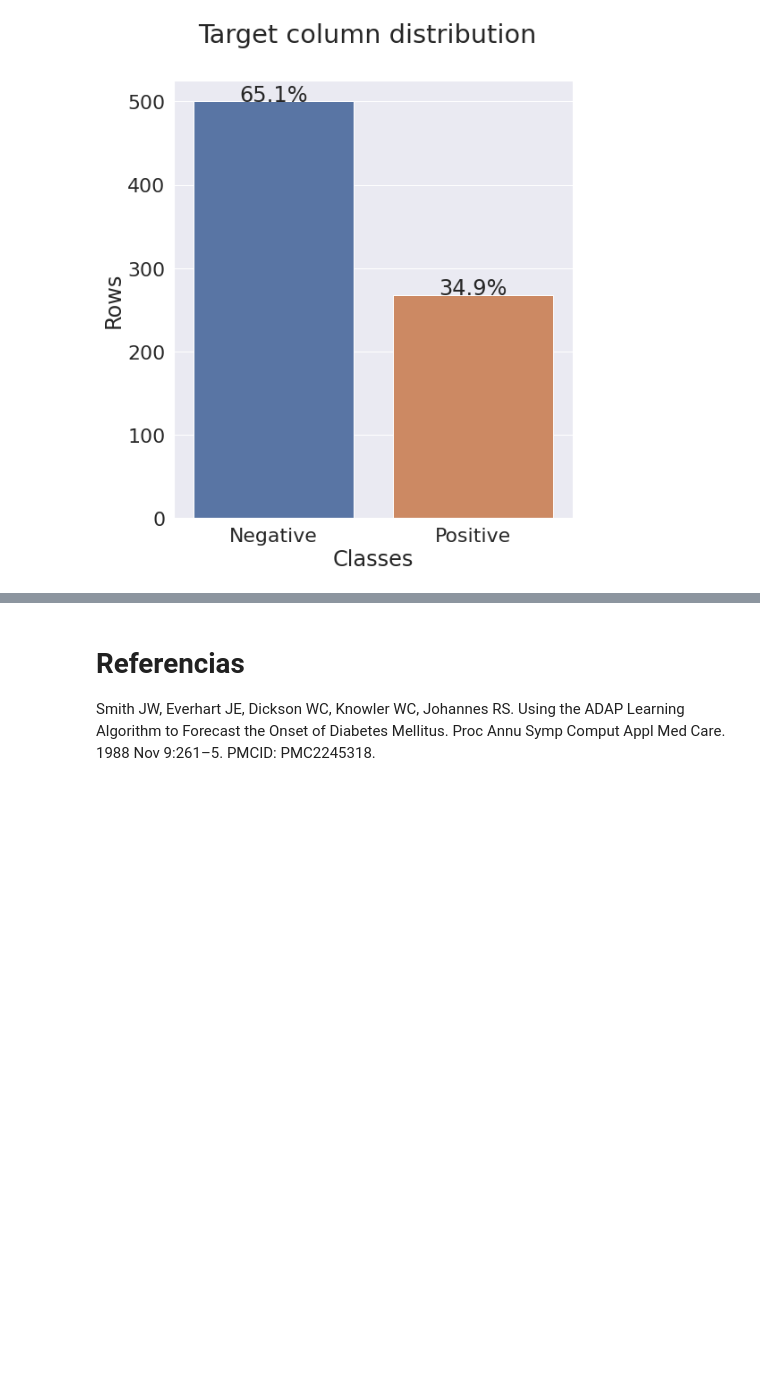
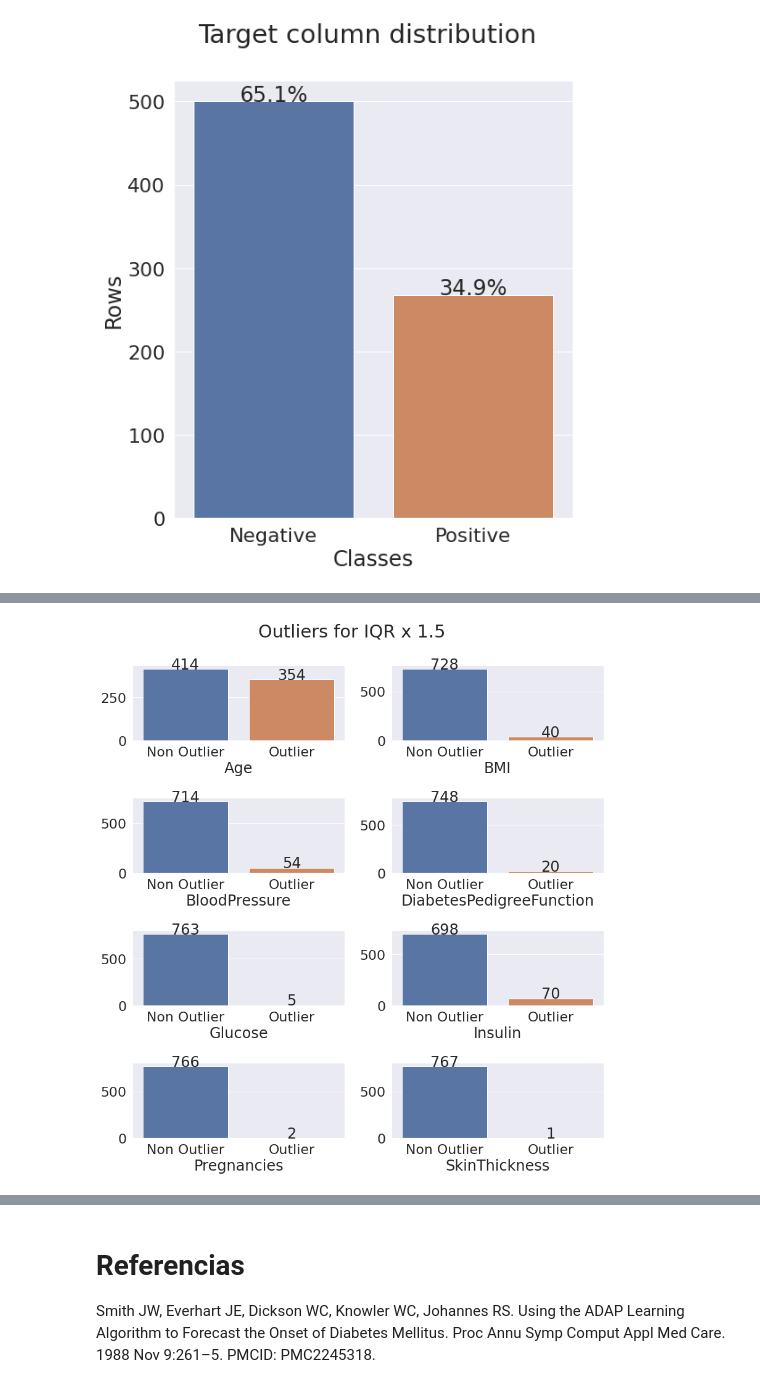
Before and after one commit to LeonardoHoltz/MachineLearningDiabetesPredict, a Jupyter notebook: Trabalho_de_Aprendizado_de_Máquina_Classificação.ipynb, the cells around one changed output, grey strips where cells are left out. Saved outputs shown, nothing was run; the diff lists cells and outputs as text; code cells hidden in the pictures; blank space fills up the shorter version.

```diff
--- a/Trabalho_de_Aprendizado_de_Máquina_Classificação.ipynb
+++ b/Trabalho_de_Aprendizado_de_Máquina_Classificação.ipynb
@@ -220,13 +173,0 @@ kfcv = CrossValidationML(5, normalized_df, clf)
-# %%
-X = normalized_df.drop("Outcome", axis=1)
-y = normalized_df["Outcome"]
-
-X_train, X_test, y_train, y_test = train_test_split(X, y, test_size=0.2)
-
-clf = RandomForestClassifier()
-clf.fit(X_train, y_train)
-
-y_pred = clf.predict(X_test)
-
-accuracy = accuracy_score(y_test, y_pred)
-print("Accuracy: ", accuracy)
@@ -234,0 +255,34 @@ Accuracy:  0.7402597402597403
+# %%
+def plot_outliers(outliers, columns, iqr_scale):
+  outliers.replace([False, True], ['Non Outlier', 'Outlier'], inplace=True)
+  sns.set_context("notebook", font_scale=2)
+  sns.set_palette("deep")
+  plt.figure(figsize=(12, 13))
+  plt.suptitle(f'Outliers for IQR x {iqr_scale}')
+  for idx, var in enumerate(columns):
+        total = len(outliers)
+        outliers_vc = outliers[var].value_counts()
+        plt.subplot(4, 2, idx+1)
+        ax = sns.barplot(x=outliers_vc.index, y=outliers_vc.values)
+        plt.ylabel('')
+        plt.xlabel(var)
+        for p in ax.patches:
+            height = int(p.get_height())
+            x = p.get_x() + (p.get_width() / 2)
+            y = p.get_height()
+            ax.annotate(height, (x, y),ha='center')
+  plt.tight_layout(pad=1)
+
+
+def outlier_analysis_iqr(df, iqr_scale):
+    df_out_analysis = df.copy(deep=True)
+    Q1 = df_out_analysis[:8].quantile(0.25)
+    Q3 = df_out_analysis[:8].quantile(0.75)
+    IQR = Q3 - Q1
+    outliers = df_out_analysis.iloc[:, 0:8].lt(Q1 - iqr_scale * IQR) | df_out_analysis.iloc[:, 0:8].gt(Q3 + iqr_scale * IQR) # usual < and > are deprecated
+    outliers = outliers.drop("Outcome" , axis=1)
+    plot_outliers(outliers, outliers.columns, iqr_scale)
+
+outlier_analysis_iqr(df, iqr_scale=1.5)
+# %% [output]
+[figure, added]
```
Also changed, not shown: parts of 75 cells of this notebook.
